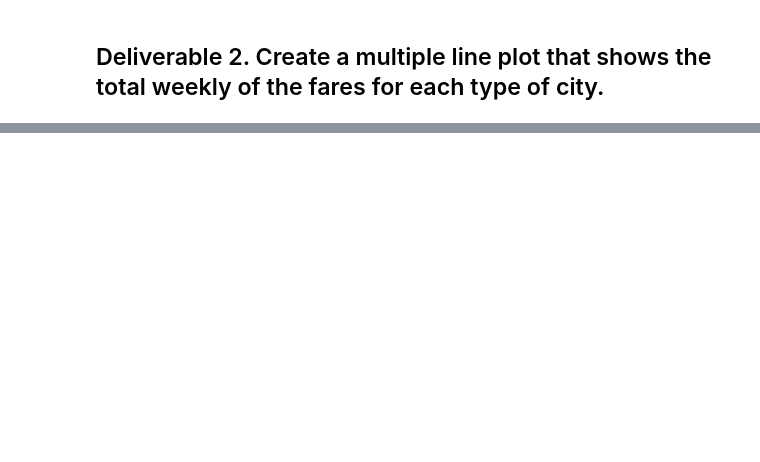
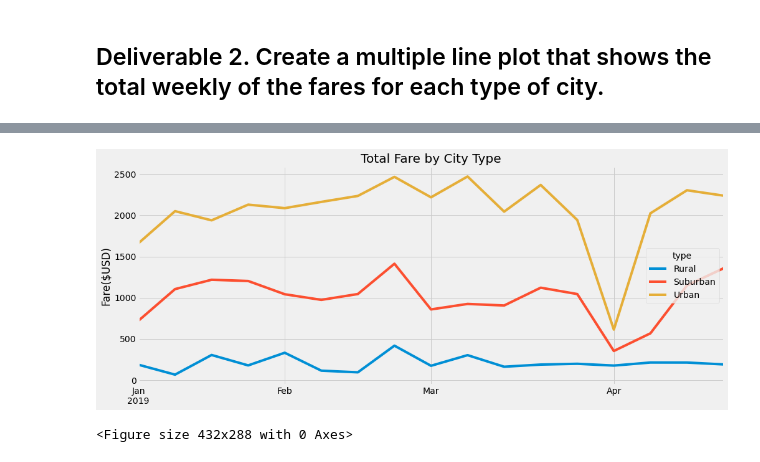
Before and after one commit to hzlipscomb5/PyBer_Analysis, a Jupyter notebook: PyBer_Challenge.ipynb, the cells around one changed output, grey strips where cells are left out. Cells and saved outputs as stored; diff of their text form; code cells hidden in the pictures; blank space fills up the shorter version.

```diff
--- a/PyBer_Challenge.ipynb
+++ b/PyBer_Challenge.ipynb
@@ -132,3 +175,5 @@ pyber_summary_df
 # %%
 # 4. Create a pivot table with the 'date' as the index, the columns ='type', and values='fare'
 # to get the total fares for each type of city by the date.
+pivot_fare_by_date_plus_type = fare_by_date_plus_type.pivot(index="date", columns="type", values="fare")
+pivot_fare_by_date_plus_type
@@ -135,2 +199,5 @@ pyber_summary_df
 # %%
 # 5. Create a new DataFrame from the pivot table DataFrame using loc on the given dates, '2019-01-01':'2019-04-29'.
+first_q_pivot_fare_by_date = pivot_fare_by_date_plus_type.loc["1/1/2019":"4/29/2019"]
+
+first_q_pivot_fare_by_date
@@ -137,3 +219,5 @@ pyber_summary_df
 # %%
 # 6. Set the "date" index to datetime datatype. This is necessary to use the resample() method in Step 8.
 # df.index = pd.to_datetime(df.index)
+first_q_pivot_fare_by_date.index = pd.to_datetime(first_q_pivot_fare_by_date.index)
+first_q_pivot_fare_by_date
@@ -142,2 +253,4 @@ pyber_summary_df
 # %%
 # 8. Create a new DataFrame using the "resample()" function by week 'W' and get the sum of the fares for each week.
+weekly_fare_by_date = first_q_pivot_fare_by_date.resample("W").sum()
+weekly_fare_by_date
@@ -144,7 +277,20 @@ pyber_summary_df
 # %%
 # 8. Using the object-oriented interface method, plot the resample DataFrame using the df.plot() function.
+
+weekly_fare = weekly_fare_by_date.plot(figsize = (15, 6))
+
+weekly_fare.set_title("Total Fare by City Type")
+
+weekly_fare.set_ylabel("Fare($USD)")
+weekly_fare.set_xlabel("")
 
 # Import the style from Matplotlib.
 from matplotlib import style
 # Use the graph style fivethirtyeight.
 style.use('fivethirtyeight')
+
+plt.show()
+plt.savefig('analysis/PyBer_fare_summary.png')
+# %% [output]
+[figure, added]
+<Figure size 432x288 with 0 Axes>
```
Also changed, not shown: parts of 12 cells of this notebook, 1 other file.
